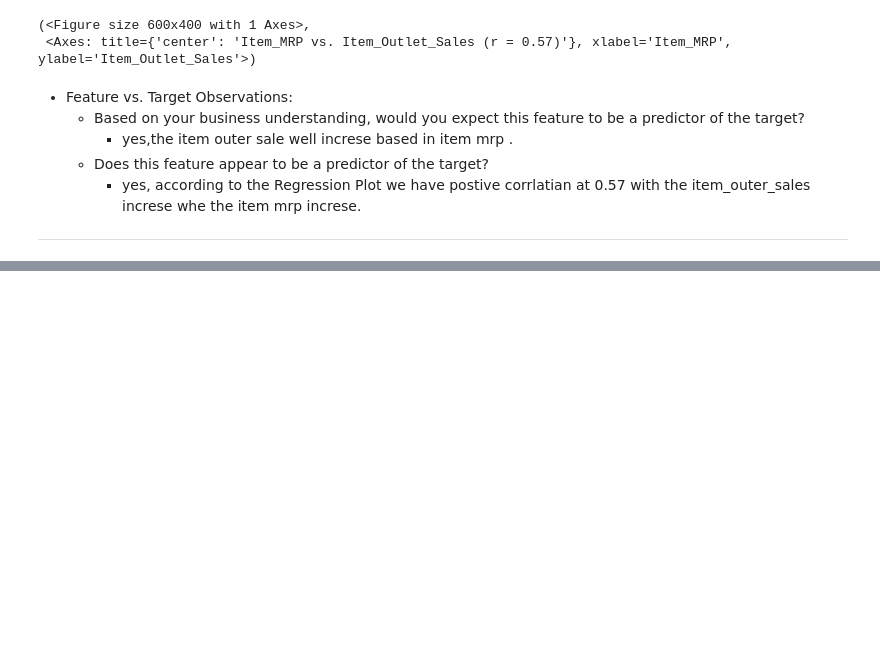
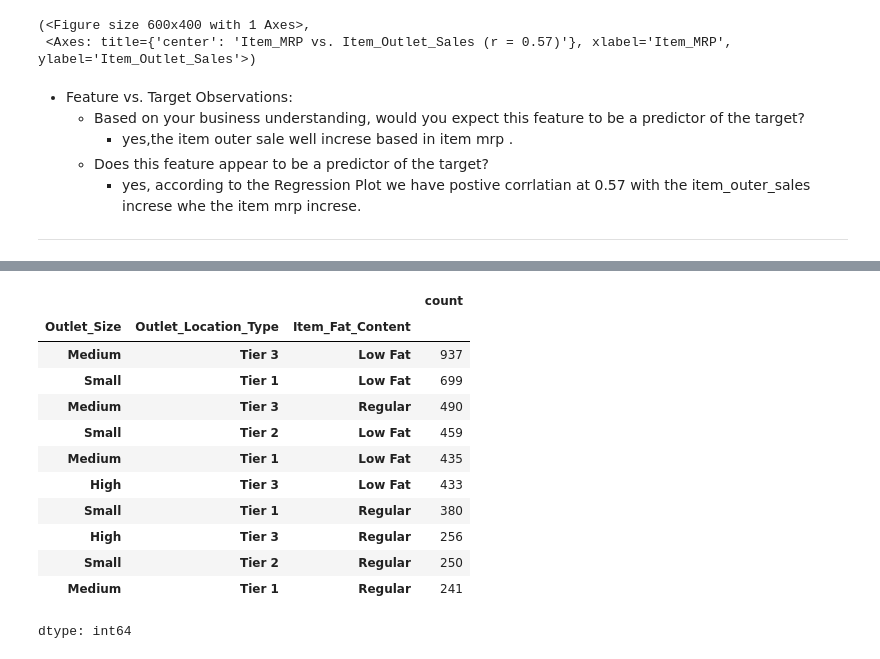
Before and after one commit to feras-nahhal/Prediction-of-Product-Sales, a Jupyter notebook: Prediction_of_Product_Sales.ipynb, the cells around one changed output, grey strips where cells are left out. Saved outputs shown, nothing was run; the diff lists cells and outputs as text; code cells hidden in the pictures; blank space fills up the shorter version.

```diff
--- a/Prediction_of_Product_Sales.ipynb
+++ b/Prediction_of_Product_Sales.ipynb
@@ -471,0 +491,23 @@ ___
+# %%
+# Define X and y
+X = df.drop(columns=['Item_Outlet_Sales'])
+y = df['Item_Outlet_Sales']
+# Split the data into train and test sets
+X_train, X_test, y_train, y_test = train_test_split(X, y, random_state=42)
+# %%
+# Describe only the ordinal columns from your dataset
+X_train[ord_cols].value_counts()
+# %% [output]
+|  |  |  | count |
+| Outlet_Size | Outlet_Location_Type | Item_Fat_Content |  |
+| Medium | Tier 3 | Low Fat | 937 |
+| Small | Tier 1 | Low Fat | 699 |
+| Medium | Tier 3 | Regular | 490 |
+| Small | Tier 2 | Low Fat | 459 |
+| Medium | Tier 1 | Low Fat | 435 |
+| High | Tier 3 | Low Fat | 433 |
+| Small | Tier 1 | Regular | 380 |
+| High | Tier 3 | Regular | 256 |
+| Small | Tier 2 | Regular | 250 |
+| Medium | Tier 1 | Regular | 241 |
+dtype: int64
```
Also changed, not shown: parts of 30 cells of this notebook.
